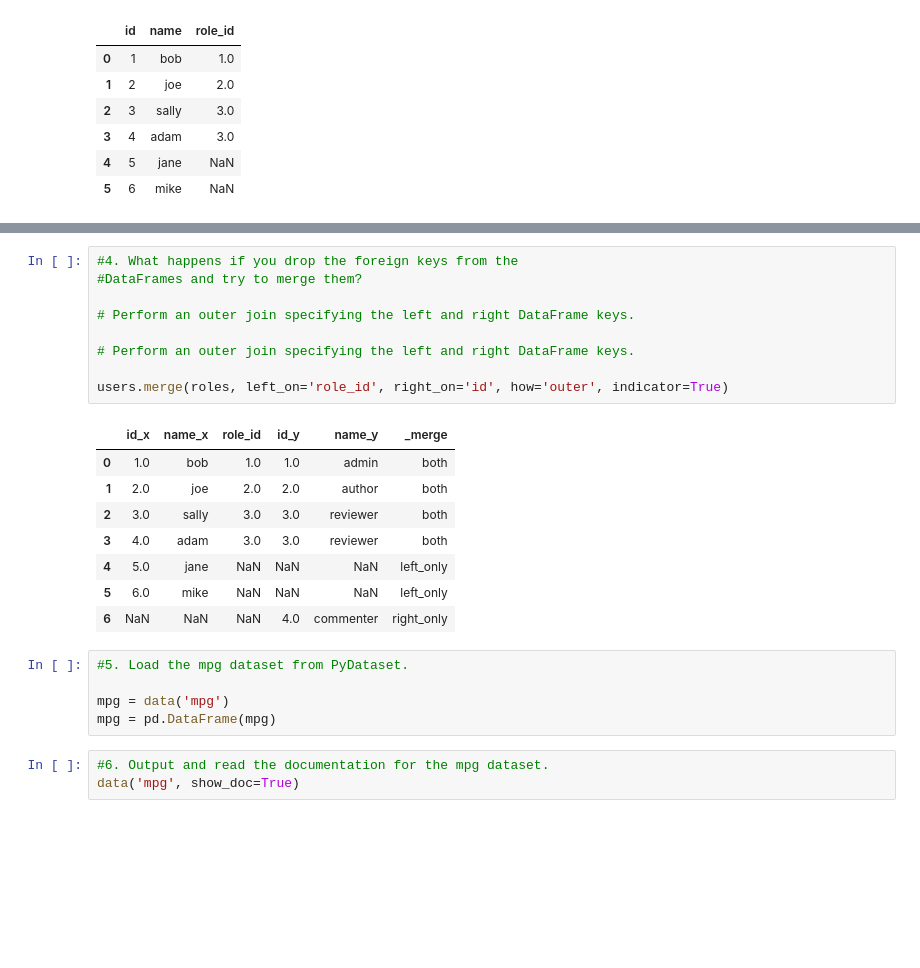
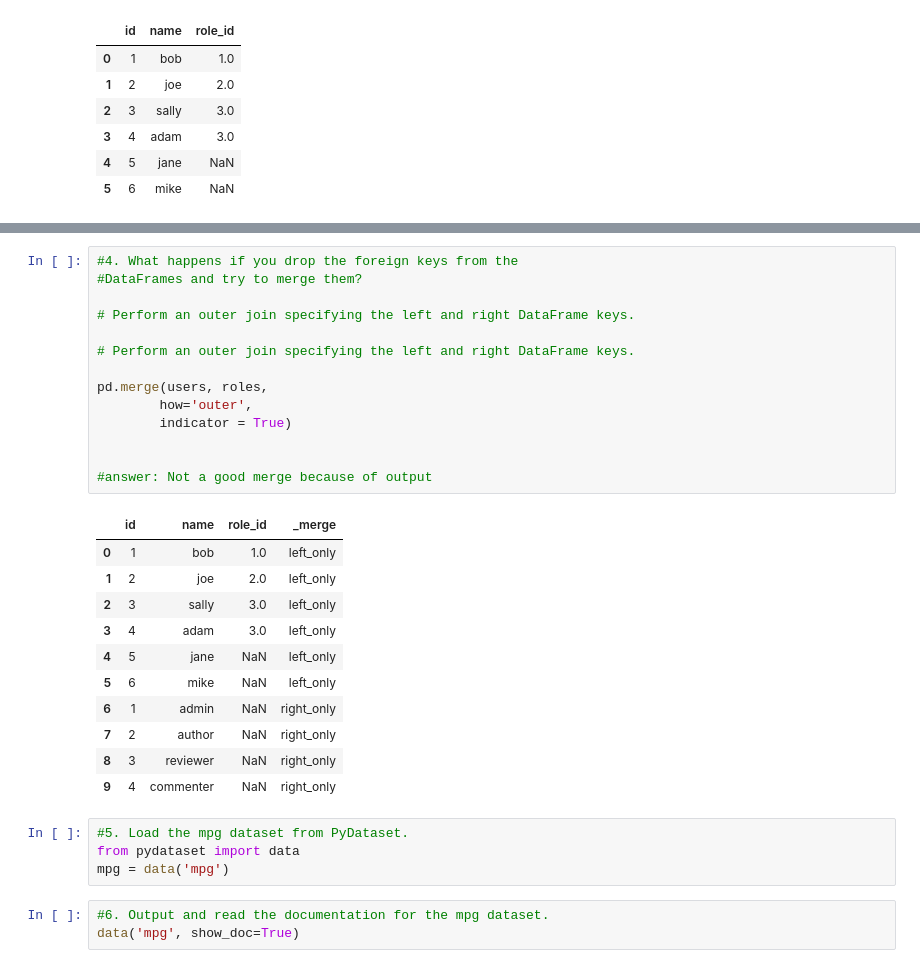
Before and after one commit to allantestaten/numpy-pandas-visualization-exercises, a Jupyter notebook: advanced_data_frames.ipynb, the cells around one changed output, grey strips where cells are left out. Cells and saved outputs as stored; diff of their text form; blank space fills up the shorter version.

```diff
--- a/advanced_data_frames.ipynb
+++ b/advanced_data_frames.ipynb
@@ -95,26 +100,33 @@ users
 # %%
 #4. What happens if you drop the foreign keys from the
 #DataFrames and try to merge them?
 
 # Perform an outer join specifying the left and right DataFrame keys.
 
 # Perform an outer join specifying the left and right DataFrame keys.
 
-users.merge(roles, left_on='role_id', right_on='id', how='outer', indicator=True)
+pd.merge(users, roles,
+        how='outer',
+        indicator = True)
+
+
+#answer: Not a good merge because of output
 # %% [output]
-|  | id_x | name_x | role_id | id_y | name_y | _merge |
-| 0 | 1.0 | bob | 1.0 | 1.0 | admin | both |
-| 1 | 2.0 | joe | 2.0 | 2.0 | author | both |
-| 2 | 3.0 | sally | 3.0 | 3.0 | reviewer | both |
-| 3 | 4.0 | adam | 3.0 | 3.0 | reviewer | both |
-| 4 | 5.0 | jane | NaN | NaN | NaN | left_only |
-| 5 | 6.0 | mike | NaN | NaN | NaN | left_only |
-| 6 | NaN | NaN | NaN | 4.0 | commenter | right_only |
+|  | id | name | role_id | _merge |
+| 0 | 1 | bob | 1.0 | left_only |
+| 1 | 2 | joe | 2.0 | left_only |
+| 2 | 3 | sally | 3.0 | left_only |
+| 3 | 4 | adam | 3.0 | left_only |
+| 4 | 5 | jane | NaN | left_only |
+| 5 | 6 | mike | NaN | left_only |
+| 6 | 1 | admin | NaN | right_only |
+| 7 | 2 | author | NaN | right_only |
+| 8 | 3 | reviewer | NaN | right_only |
+| 9 | 4 | commenter | NaN | right_only |
 # %%
 #5. Load the mpg dataset from PyDataset.
-
+from pydataset import data
 mpg = data('mpg')
-mpg = pd.DataFrame(mpg)
 # %%
 #6. Output and read the documentation for the mpg dataset.
 data('mpg', show_doc=True)
```
Also changed, not shown: parts of 21 cells of this notebook.
